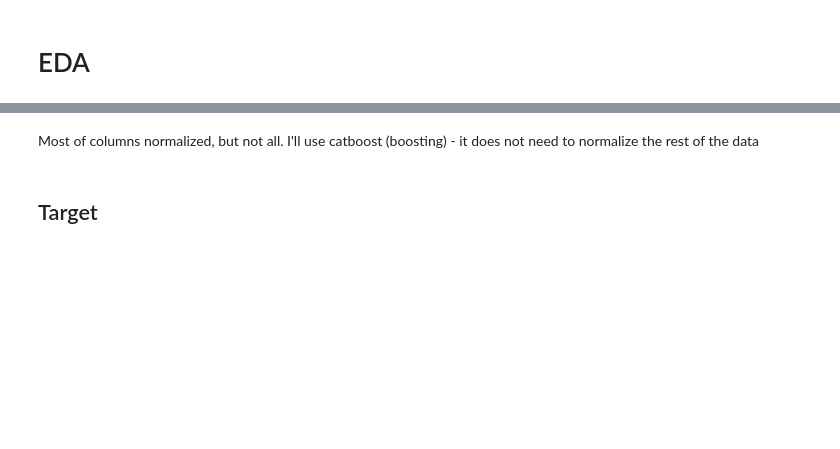
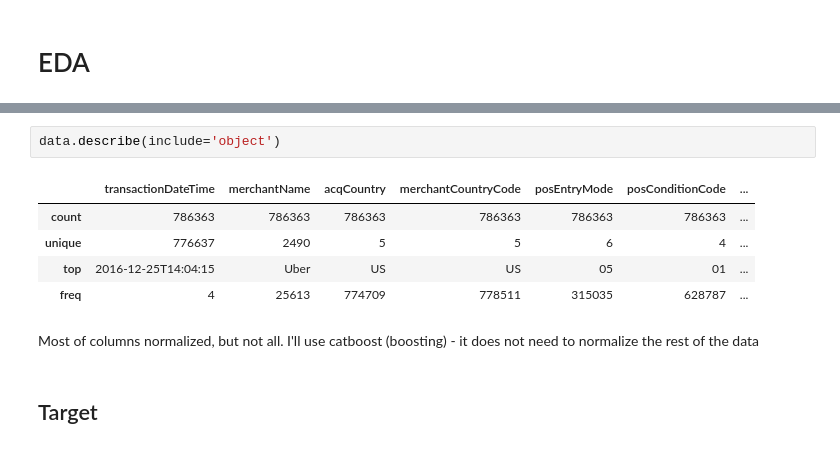
Before and after one commit to Dangennadevich/ML_piplie_project, a Jupyter notebook: Antifraud_project_EDA_and_ML_building.ipynb, the cells around one changed output, grey strips where cells are left out. Saved outputs shown, nothing was run; the diff lists cells and outputs as text; blank space fills up the shorter version.

```diff
--- a/Antifraud_project_EDA_and_ML_building.ipynb
+++ b/Antifraud_project_EDA_and_ML_building.ipynb
@@ -40,3 +44,11 @@ Total NaN in Data: 0
+# %%
+data.describe(include='object')
+# %% [output]
+|  | transactionDateTime | merchantName | acqCountry | merchantCountryCode | posEntryMode | posConditionCode | ... |
+| count | 786363 | 786363 | 786363 | 786363 | 786363 | 786363 | ... |
+| unique | 776637 | 2490 | 5 | 5 | 6 | 4 | ... |
+| top | 2016-12-25T14:04:15 | Uber | US | US | 05 | 01 | ... |
+| freq | 4 | 25613 | 774709 | 778511 | 315035 | 628787 | ... |
 # %% [markdown]
 Most of columns normalized, but not all. I'll use catboost (boosting) - it does not need to normalize the rest of the data
 # %% [markdown]
```
Also changed, not shown: parts of 8 cells of this notebook, 1 other file.
